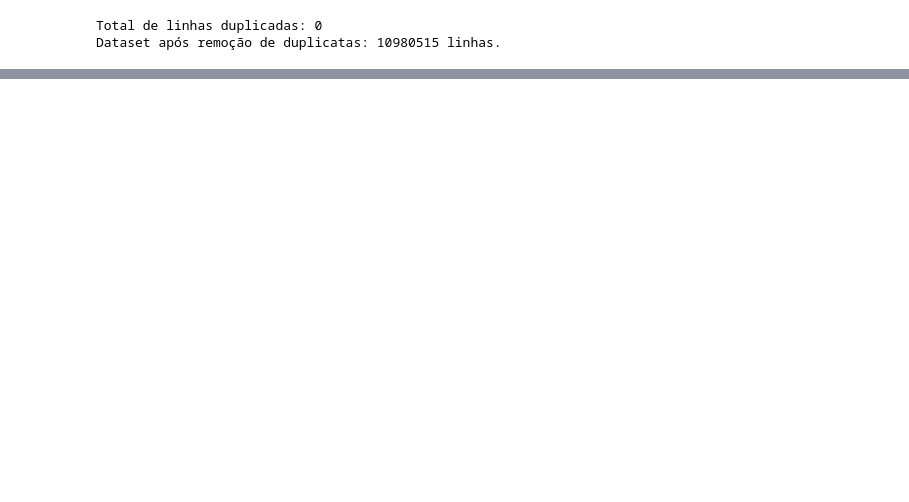
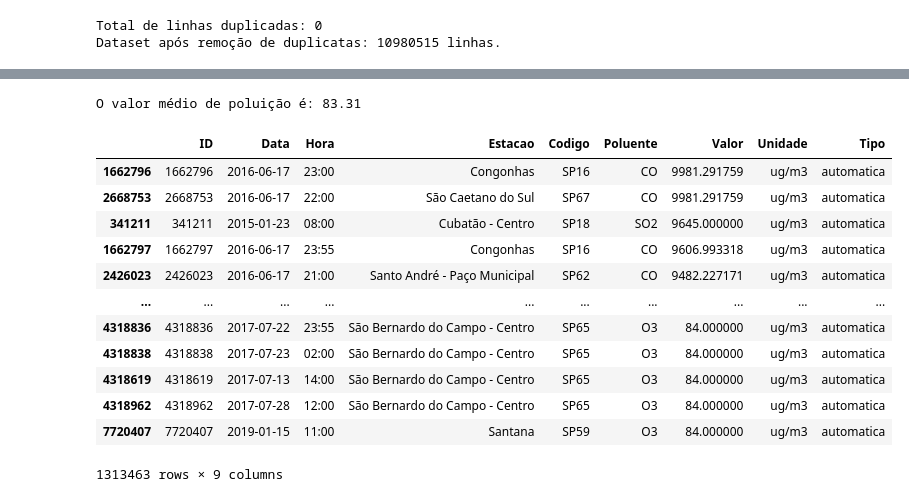
Before and after one commit to Jackson-Ramos/218606---ELABORAR-RELAT-RIO-ANAL-TICO-DE-DATA-SCIENCE, a Jupyter notebook: poluicao.ipynb, the cells around one changed output, grey strips where cells are left out. Drawn from its saved outputs; the diff is of its cells as text; code cells hidden in the pictures; blank space fills up the shorter version.

```diff
--- a/poluicao.ipynb
+++ b/poluicao.ipynb
@@ -171,0 +362,25 @@ Dataset após remoção de duplicatas: 10980515 linhas.
+# %%
+# Calcula a média dos valores de poluentes
+media_valor = df['Valor'].mean()
+
+# Filtra os registros acima da média e ordena em ordem decrescente
+acima_da_media = df[df['Valor'] > media_valor].sort_values(by='Valor', ascending=False)
+
+# Exibe as 10 primeiras linhas filtradas
+print(f'O valor médio de poluição é: {media_valor:.2f}')
+acima_da_media
+# %% [output]
+O valor médio de poluição é: 83.31
+|  | ID | Data | Hora | Estacao | Codigo | Poluente | Valor | Unidade | Tipo |
+| 1662796 | 1662796 | 2016-06-17 | 23:00 | Congonhas | SP16 | CO | 9981.291759 | ug/m3 | automatica |
+| 2668753 | 2668753 | 2016-06-17 | 22:00 | São Caetano do Sul | SP67 | CO | 9981.291759 | ug/m3 | automatica |
+| 341211 | 341211 | 2015-01-23 | 08:00 | Cubatão - Centro | SP18 | SO2 | 9645.000000 | ug/m3 | automatica |
+| 1662797 | 1662797 | 2016-06-17 | 23:55 | Congonhas | SP16 | CO | 9606.993318 | ug/m3 | automatica |
+| 2426023 | 2426023 | 2016-06-17 | 21:00 | Santo André - Paço Municipal | SP62 | CO | 9482.227171 | ug/m3 | automatica |
+| ... | ... | ... | ... | ... | ... | ... | ... | ... | ... |
+| 4318836 | 4318836 | 2017-07-22 | 23:55 | São Bernardo do Campo - Centro | SP65 | O3 | 84.000000 | ug/m3 | automatica |
+| 4318838 | 4318838 | 2017-07-23 | 02:00 | São Bernardo do Campo - Centro | SP65 | O3 | 84.000000 | ug/m3 | automatica |
+| 4318619 | 4318619 | 2017-07-13 | 14:00 | São Bernardo do Campo - Centro | SP65 | O3 | 84.000000 | ug/m3 | automatica |
+| 4318962 | 4318962 | 2017-07-28 | 12:00 | São Bernardo do Campo - Centro | SP65 | O3 | 84.000000 | ug/m3 | automatica |
+| 7720407 | 7720407 | 2019-01-15 | 11:00 | Santana | SP59 | O3 | 84.000000 | ug/m3 | automatica |
+1313463 rows × 9 columns
```
Also changed, not shown: parts of 32 cells of this notebook.
